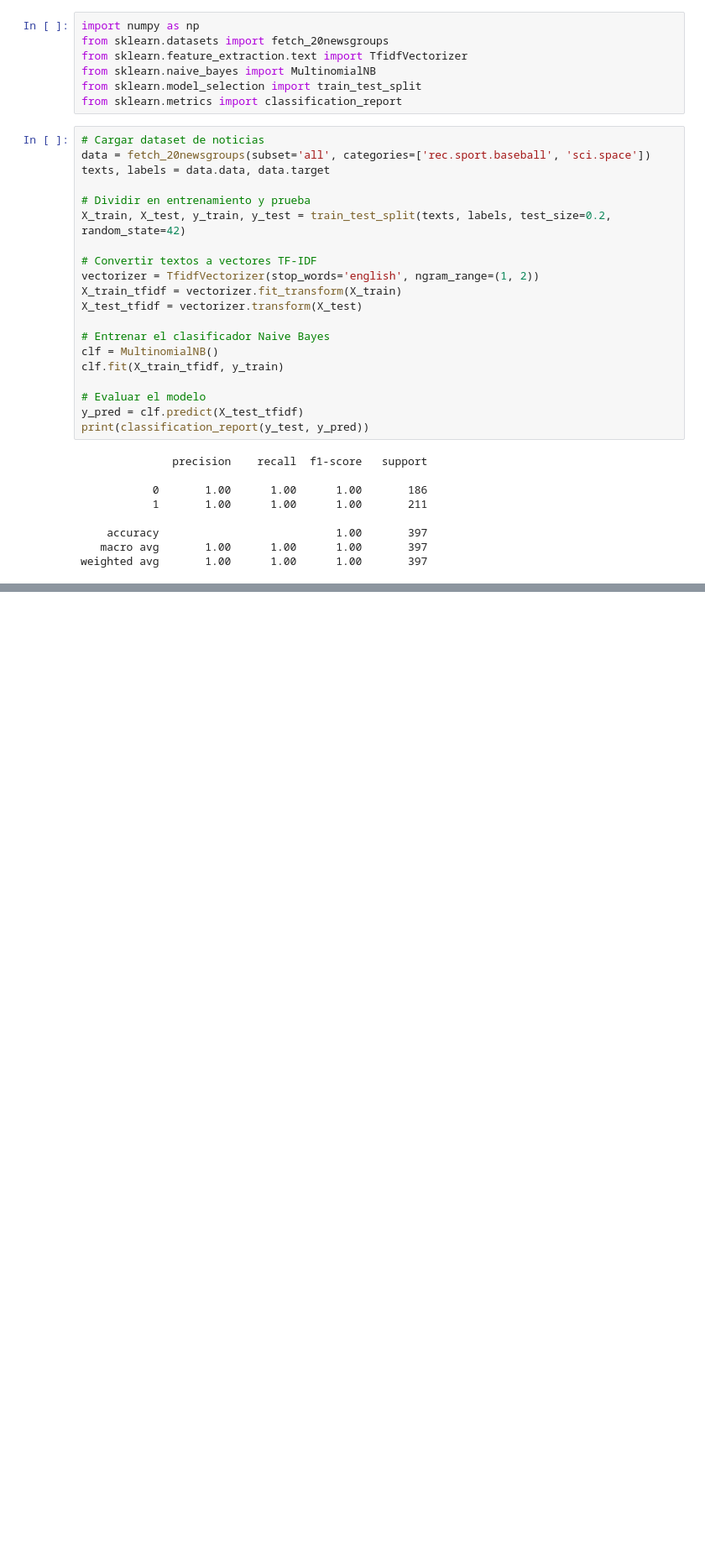
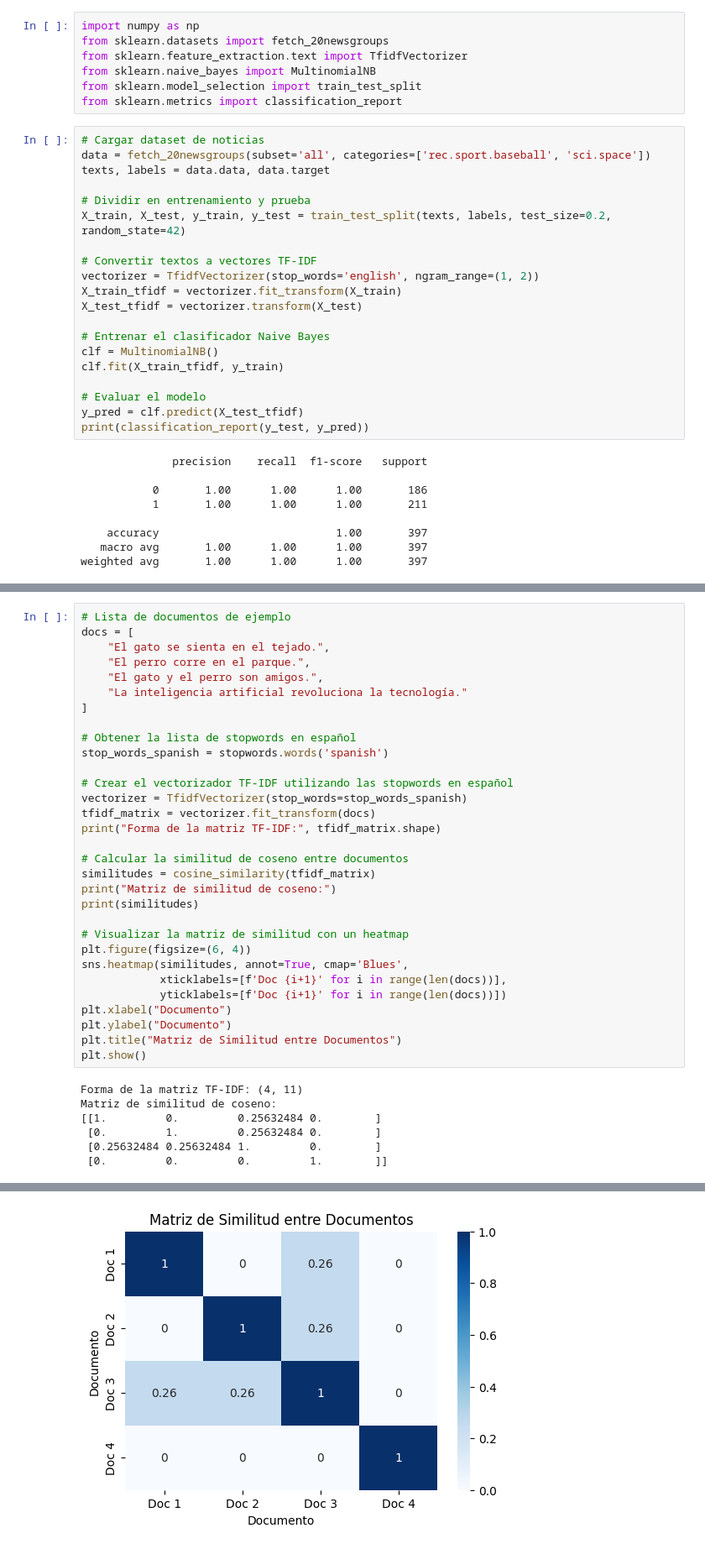
Before and after one commit to Santisoutoo/NLP, a Jupyter notebook: S04/S04_3_exercises_after.ipynb, the cells around one changed output, grey strips where cells are left out. Shown at 84% size. Saved outputs shown, nothing was run; the diff lists cells and outputs as text; blank space fills up the shorter version.

```diff
--- a/S04/S04_3_exercises_after.ipynb
+++ b/S04/S04_3_exercises_after.ipynb
@@ -42,0 +55,38 @@ weighted avg       1.00      1.00      1.00       397
+# %%
+# Lista de documentos de ejemplo
+docs = [
+    "El gato se sienta en el tejado.",
+    "El perro corre en el parque.",
+    "El gato y el perro son amigos.",
+    "La inteligencia artificial revoluciona la tecnología."
+]
+
+# Obtener la lista de stopwords en español
+stop_words_spanish = stopwords.words('spanish')
+
+# Crear el vectorizador TF-IDF utilizando las stopwords en español
+vectorizer = TfidfVectorizer(stop_words=stop_words_spanish)
+tfidf_matrix = vectorizer.fit_transform(docs)
+print("Forma de la matriz TF-IDF:", tfidf_matrix.shape)
+
+# Calcular la similitud de coseno entre documentos
+similitudes = cosine_similarity(tfidf_matrix)
+print("Matriz de similitud de coseno:")
+print(similitudes)
+
+# Visualizar la matriz de similitud con un heatmap
+plt.figure(figsize=(6, 4))
+sns.heatmap(similitudes, annot=True, cmap='Blues',
+            xticklabels=[f'Doc {i+1}' for i in range(len(docs))],
+            yticklabels=[f'Doc {i+1}' for i in range(len(docs))])
+plt.xlabel("Documento")
+plt.ylabel("Documento")
+plt.title("Matriz de Similitud entre Documentos")
+plt.show()
+# %% [output]
+Forma de la matriz TF-IDF: (4, 11)
+Matriz de similitud de coseno:
+[[1.         0.         0.25632484 0.        ]
+ [0.         1.         0.25632484 0.        ]
+ [0.25632484 0.25632484 1.         0.        ]
+ [0.         0.         0.         1.        ]]
@@ -42,0 +95 @@ weighted avg       1.00      1.00      1.00       397
+[figure, added]
```
Also changed, not shown: parts of 11 cells of this notebook.
